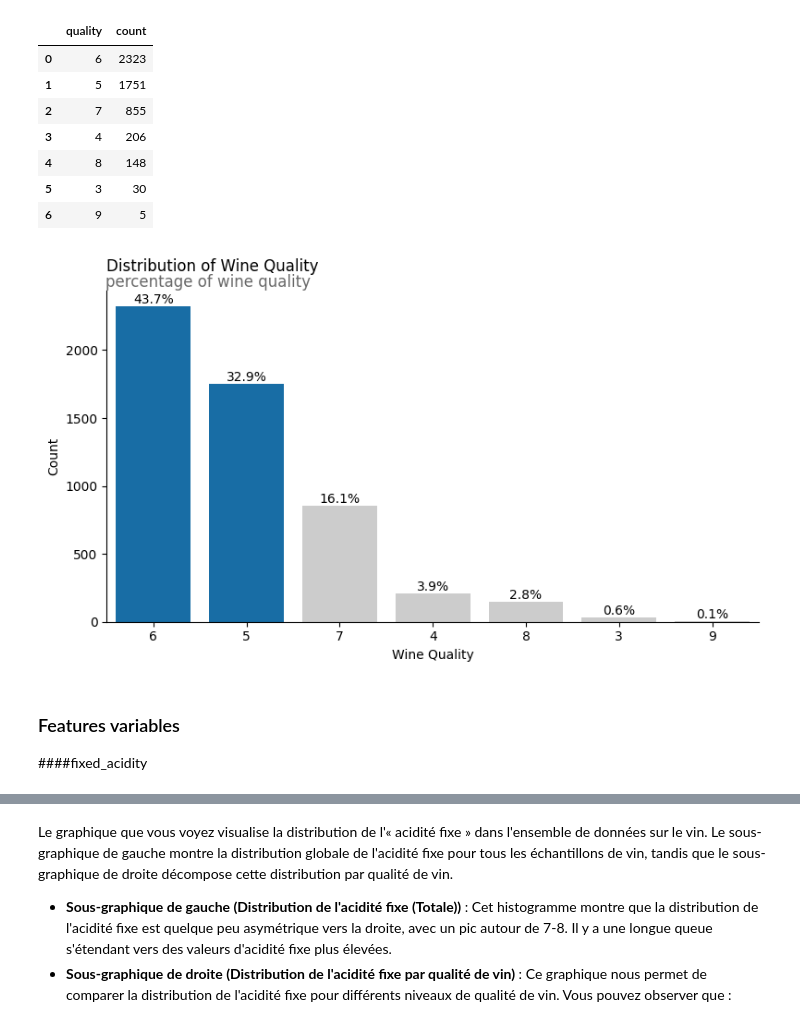
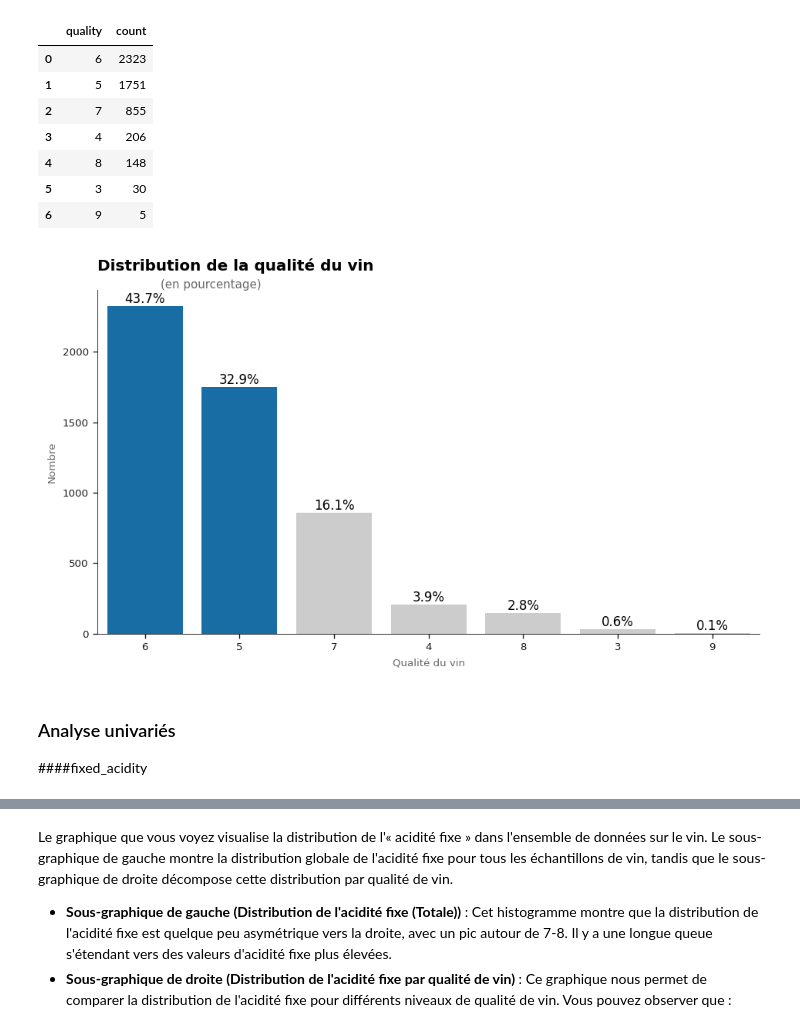
Before and after one commit to LIONPANJSHIR/ML, a Jupyter notebook: RedWine.ipynb, the cells around one changed output, grey strips where cells are left out. Cells and saved outputs as stored; diff of their text form; code cells hidden in the pictures.

```diff
--- a/RedWine.ipynb
+++ b/RedWine.ipynb
@@ -220,44 +217,46 @@ display(quality_counts)
 | 5 | 3 | 30 |
 | 6 | 9 | 5 |
 # %%
+from matplotlib import pyplot as plt
+import seaborn as sns
 fig, ax = plt.subplots(figsize=(8,5))
 sns.barplot(
     data=quality_counts,
     order=quality_counts["quality"],
     x="quality",
     y="count",
     hue="quality",
     palette={q: "#0072BC" if q in [5, 6] else "#CCCCCC" for q in quality_counts["quality"]},
     dodge=False,
     ax=ax
 )
 
 # Labels : soit count brut, soit pourcentage
 total = quality_counts["count"].sum()
 for container in ax.containers:
     ax.bar_label(
         container,
         labels=[f"{(v.get_height()/total*100):.1f}%" for v in container],  # ← pourcentages
         # labels=[f"{int(v.get_height())}" for v in container],           # ← counts bruts
         label_type='edge',
         fontsize=10
     )
 
 # Nettoyage
-ax.set_title("Distribution of Wine Quality",loc ="left",pad=15)
-plt.suptitle("percentage of wine quality ", y=0.87 , x=0.24 ,color ="dimgray")
-ax.set_xlabel("Wine Quality")
-ax.set_ylabel("Count")
+ax.set_title("Distribution de la qualité du vin",loc ="left",pad=15)
+plt.suptitle("(en pourcentage)", y=0.87 , x=0.24 ,color ="dimgray")
+ax.set_xlabel("Qualité du vin")
+ax.set_ylabel("Nombre")
 ax.legend_.remove()
 ax.yaxis.grid(False)
 sns.despine(ax=ax)   # méthode Seaborn, enlève le haut et la droite
 # ax.yaxis.set_visible(False)
 plt.tight_layout()
 plt.show()
 # %% [output]
-[figure, old version]
+[figure, new version]
 # %% [markdown]
-### Features variables
+### Analyse univariés
 ####fixed_acidity
 # %%
 custom_palette = [
```
Also changed, not shown: parts of 18 cells of this notebook.
